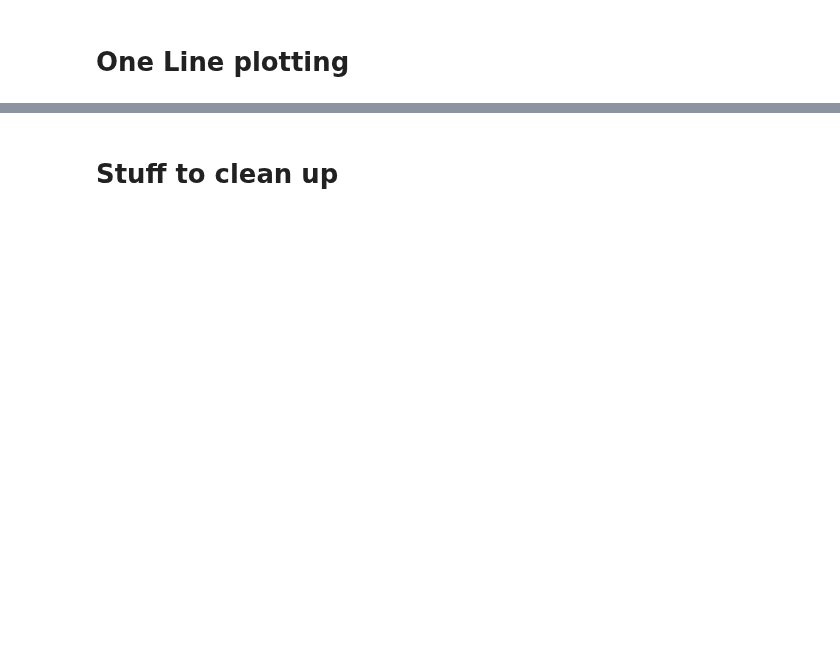
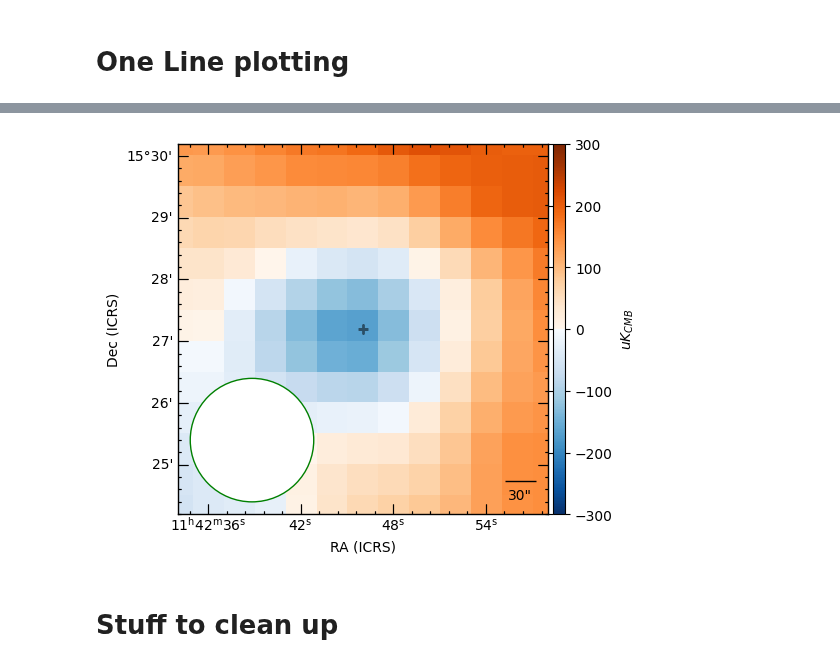
Before and after one commit to MUSTANG-SZ/WITCH, a Jupyter notebook: scratch/aplpy_fig.ipynb, the cells around one changed output, grey strips where cells are left out. Drawn from its saved outputs; the diff is of its cells as text; code cells hidden in the pictures; blank space fills up the shorter version.

```diff
--- a/scratch/aplpy_fig.ipynb
+++ b/scratch/aplpy_fig.ipynb
@@ -10,3 +14,12 @@ img = plot_cluster("MOOJ1142", fits_path, radius = 2.0, smooth = 3, ncontours=21
+# %%
+fits_path = "/mnt/welch/USERS/jorlo/maps/20240323_simple/mooj1142_test.fits"
+cfg_path = "/mnt/welch/USERS/jorlo/Reductions/MOOJ1142/ea10-ps_gauss/dx_1-dy_1-r_1-theta-P0-m500-dx_g-dy_g-amp_g/config.yaml"
+
+img = plot_cluster_act("MOOJ1142", fits_path, cfg_path, smooth=30, radius = 3.0, plot_r = False, units = "uK", bound = 300)
+plt.savefig("../plts/mooj1142_act.png", dpi=300)
+plt.savefig("../plts/mooj1142_act.pdf", dpi=300)
+# %% [output]
+[figure, added]
 # %% [markdown]
 # Stuff to clean up
 # %%
```
Also changed, not shown: parts of 10 cells of this notebook, 1 other file.
